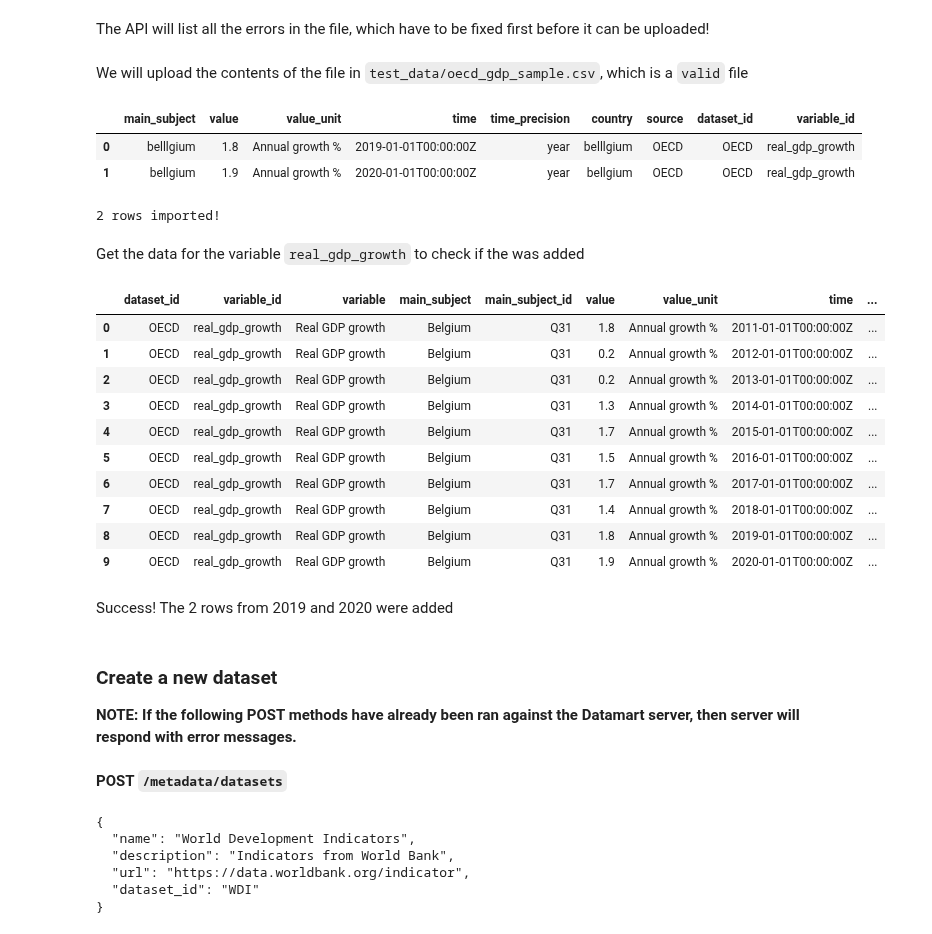
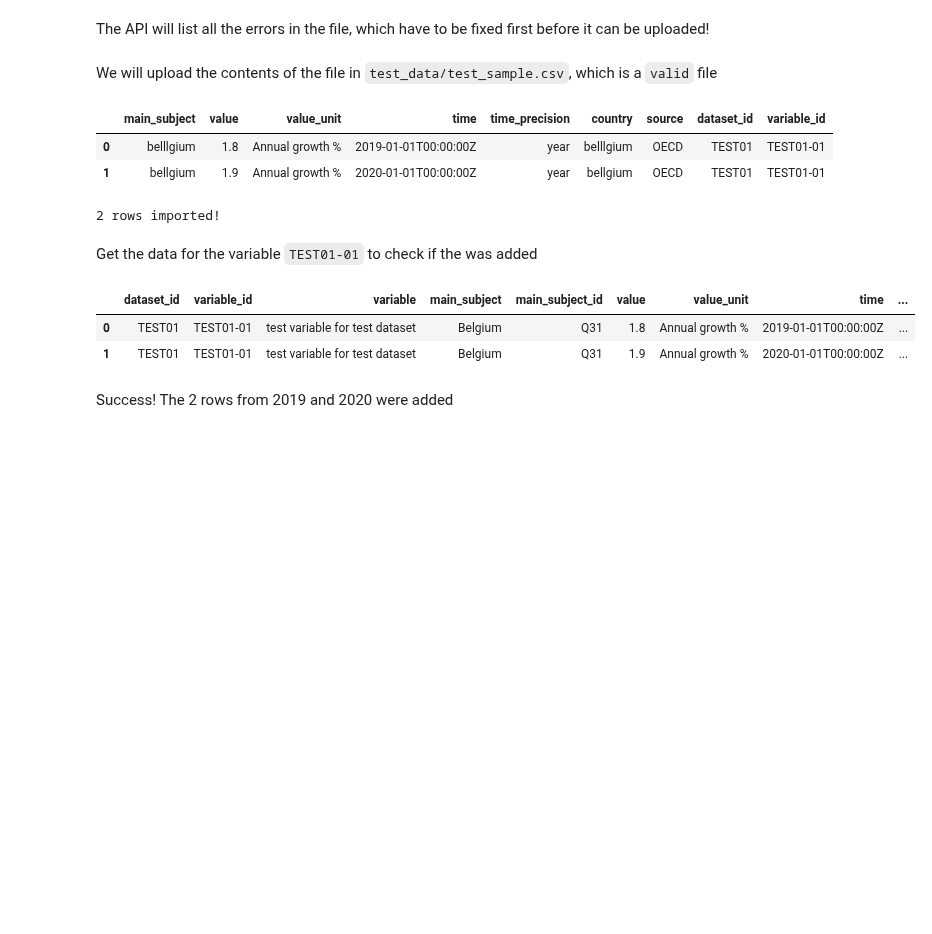
Before and after one commit to usc-isi-i2/datamart-api, a Jupyter notebook: Datamart Data API Demo.ipynb, the cells around one changed output. Drawn from its saved outputs; the diff is of its cells as text; code cells hidden in the pictures; blank space fills up the shorter version.

Commit message:
update notebook with proper data upload and deletion

```diff
--- a/Datamart Data API Demo.ipynb
+++ b/Datamart Data API Demo.ipynb
@@ -378,12 +477,12 @@ upload_data(file_path, url)
 # %% [markdown]
 The API will list all the errors in the file, which have to be fixed first before it can be uploaded!
 # %% [markdown]
-We will upload the contents of the file in `test_data/oecd_gdp_sample.csv`, which is a `valid` file
+We will upload the contents of the file in `test_data/test_sample.csv`, which is a `valid` file
 # %%
-df = pd.read_csv('test/test_data/oecd_gdp_sample.csv')
+df = pd.read_csv('test/test_data/test_sample.csv')
 df
 # %% [output]
 |  | main_subject | value | value_unit | time | time_precision | country | source | dataset_id | variable_id |
-| 0 | belllgium | 1.8 | Annual growth % | 2019-01-01T00:00:00Z | year | belllgium | OECD | OECD | real_gdp_growth |
-| 1 | bellgium | 1.9 | Annual growth % | 2020-01-01T00:00:00Z | year | bellgium | OECD | OECD | real_gdp_growth |
+| 0 | belllgium | 1.8 | Annual growth % | 2019-01-01T00:00:00Z | year | belllgium | OECD | TEST01 | TEST01-01 |
+| 1 | bellgium | 1.9 | Annual growth % | 2020-01-01T00:00:00Z | year | bellgium | OECD | TEST01 | TEST01-01 |
 # %%
@@ -393,28 +492,14 @@ upload_data(file_path, url)
 # %% [output]
 2 rows imported!
 # %% [markdown]
-Get the data for the variable `real_gdp_growth` to check if the was added
+Get the data for the variable `TEST01-01` to check if the was added
 # %%
-response = get(f'{datamart_api_url}/datasets/OECD/variables/real_gdp_growth?country=Belgium')
+response = get(f'{datamart_api_url}/datasets/TEST01/variables/TEST01-01')
 df = pd.read_csv(StringIO(response.text))
 display(HTML(df.to_html()))
 # %% [output]
 |  | dataset_id | variable_id | variable | main_subject | main_subject_id | value | value_unit | time | ... |
-| 0 | OECD | real_gdp_growth | Real GDP growth | Belgium | Q31 | 1.8 | Annual growth % | 2011-01-01T00:00:00Z | ... |
-| 1 | OECD | real_gdp_growth | Real GDP growth | Belgium | Q31 | 0.2 | Annual growth % | 2012-01-01T00:00:00Z | ... |
-| 2 | OECD | real_gdp_growth | Real GDP growth | Belgium | Q31 | 0.2 | Annual growth % | 2013-01-01T00:00:00Z | ... |
-| 3 | OECD | real_gdp_growth | Real GDP growth | Belgium | Q31 | 1.3 | Annual growth % | 2014-01-01T00:00:00Z | ... |
-| 4 | OECD | real_gdp_growth | Real GDP growth | Belgium | Q31 | 1.7 | Annual growth % | 2015-01-01T00:00:00Z | ... |
-| 5 | OECD | real_gdp_growth | Real GDP growth | Belgium | Q31 | 1.5 | Annual growth % | 2016-01-01T00:00:00Z | ... |
-| 6 | OECD | real_gdp_growth | Real GDP growth | Belgium | Q31 | 1.7 | Annual growth % | 2017-01-01T00:00:00Z | ... |
-| 7 | OECD | real_gdp_growth | Real GDP growth | Belgium | Q31 | 1.4 | Annual growth % | 2018-01-01T00:00:00Z | ... |
-| 8 | OECD | real_gdp_growth | Real GDP growth | Belgium | Q31 | 1.8 | Annual growth % | 2019-01-01T00:00:00Z | ... |
-| 9 | OECD | real_gdp_growth | Real GDP growth | Belgium | Q31 | 1.9 | Annual growth % | 2020-01-01T00:00:00Z | ... |
+| 0 | TEST01 | TEST01-01 | test variable for test dataset | Belgium | Q31 | 1.8 | Annual growth % | 2019-01-01T00:00:00Z | ... |
+| 1 | TEST01 | TEST01-01 | test variable for test dataset | Belgium | Q31 | 1.9 | Annual growth % | 2020-01-01T00:00:00Z | ... |
 # %% [markdown]
 Success! The 2 rows from 2019 and 2020 were added
-# %% [markdown]
-### Create a new dataset
-
-**NOTE: If the following POST methods have already been ran against the Datamart server, then server will respond with error messages.**
-# %% [markdown]
-**POST `/metadata/datasets`**
@@ -429,11 +505,0 @@ wdi = {
-# %%
-# post it to the API
-wdi_response = post(f'{datamart_api_url}/metadata/datasets', json=wdi)
-print(json.dumps(wdi_response.json(), indent=2))
-# %% [output]
-{
-  "name": "World Development Indicators",
-  "description": "Indicators from World Bank",
-  "url": "https://data.worldbank.org/indicator",
-  "dataset_id": "WDI"
-}
```
Also changed, not shown: parts of 42 cells of this notebook, 5 other files.
